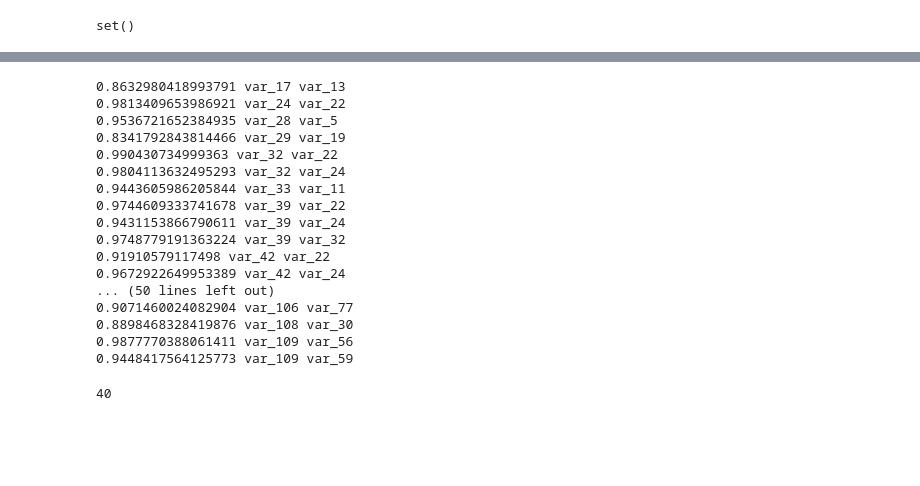
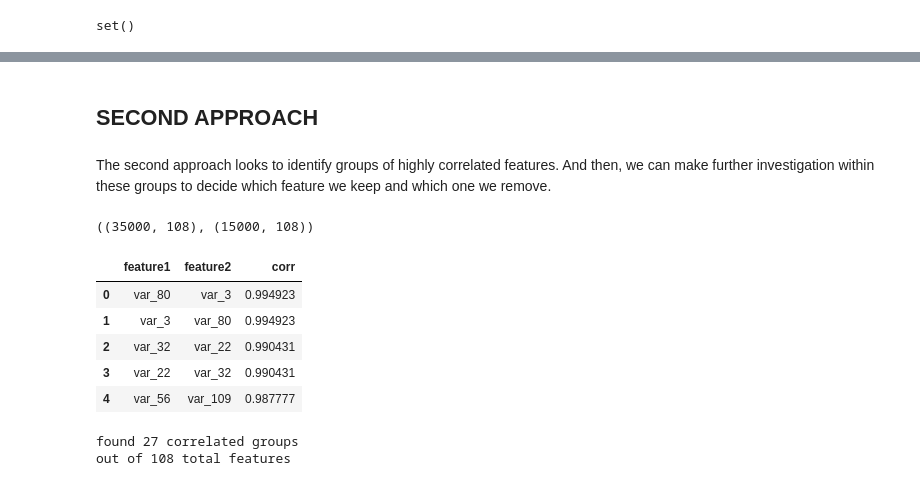
Before and after one commit to daianeklein/Feature-Selection, a Jupyter notebook: Correlation.ipynb, the cells around one changed output, grey strips where cells are left out. Saved outputs shown, nothing was run; the diff lists cells and outputs as text; code cells hidden in the pictures; blank space fills up the shorter version.

```diff
--- a/Correlation.ipynb
+++ b/Correlation.ipynb
@@ -200,26 +201,7 @@ def correlation(database, threshold):
 
             col_corr.add(colname)
         return col_corr
-# %%
-
-corr_features = correlation(X_train, 0.8)
-len(set(corr_features))
-# %% [output]
-0.8632980418993791 var_17 var_13
-0.9813409653986921 var_24 var_22
-0.9536721652384935 var_28 var_5
-0.8341792843814466 var_29 var_19
-0.990430734999363 var_32 var_22
-0.9804113632495293 var_32 var_24
-0.9443605986205844 var_33 var_11
-0.9744609333741678 var_39 var_22
-0.9431153866790611 var_39 var_24
-0.9748779191363224 var_39 var_32
-0.91910579117498 var_42 var_22
-0.9672922649953389 var_42 var_24
-... (50 lines left out)
-0.9071460024082904 var_106 var_77
-0.8898468328419876 var_108 var_30
-0.9877770388061411 var_109 var_56
-0.9448417564125773 var_109 var_59
-40
+# %% [markdown]
+## SECOND APPROACH
+# %% [markdown]
+The second approach looks to identify groups of highly correlated features. And then, we can make further investigation within these groups to decide which feature we keep and which one we remove.
@@ -225,0 +220,53 @@ len(set(corr_features))
+# %%
+X_train, X_test, y_train, y_test = train_test_split(
+    df.drop(labels=['target'], axis = 1),
+    df['target'],
+    test_size = 0.3,
+    random_state = 0)
+
+X_train.shape, X_test.shape
+# %% [output]
+((35000, 108), (15000, 108))
+# %%
+# build a dataframe with the correlation between features
+# remember that the absolute value of the correlation
+# coefficient is important and not the sign
+
+corrmat = X_train.corr()
+corrmat = corrmat.abs().unstack() # absolute value of corr coef
+corrmat = corrmat.sort_values(ascending=False)
+corrmat = corrmat[corrmat >= 0.8]
+corrmat = corrmat[corrmat < 1]
+corrmat = pd.DataFrame(corrmat).reset_index()
+corrmat.columns = ['feature1', 'feature2', 'corr']
+corrmat.head()
+# %% [output]
+|  | feature1 | feature2 | corr |
+| 0 | var_80 | var_3 | 0.994923 |
+| 1 | var_3 | var_80 | 0.994923 |
+| 2 | var_32 | var_22 | 0.990431 |
+| 3 | var_22 | var_32 | 0.990431 |
+| 4 | var_56 | var_109 | 0.987777 |
+# %%
+# find groups of correlated features
+
+grouped_feature_ls = []
+correlated_groups = []
+
+for feature in corrmat.feature1.unique():
+
+    if feature not in grouped_feature_ls:
+
+        # find all features correlated to a single feature
+        correlated_block = corrmat[corrmat.feature1 == feature]
+        grouped_feature_ls = grouped_feature_ls + list(
+            correlated_block.feature2.unique()) + [feature]
+
+        # append the block of features to the list
+        correlated_groups.append(correlated_block)
+
+print('found {} correlated groups'.format(len(correlated_groups)))
+print('out of {} total features'.format(X_train.shape[1]))
+# %% [output]
+found 27 correlated groups
+out of 108 total features
```
Also changed, not shown: parts of 11 cells of this notebook, 1 other file.
